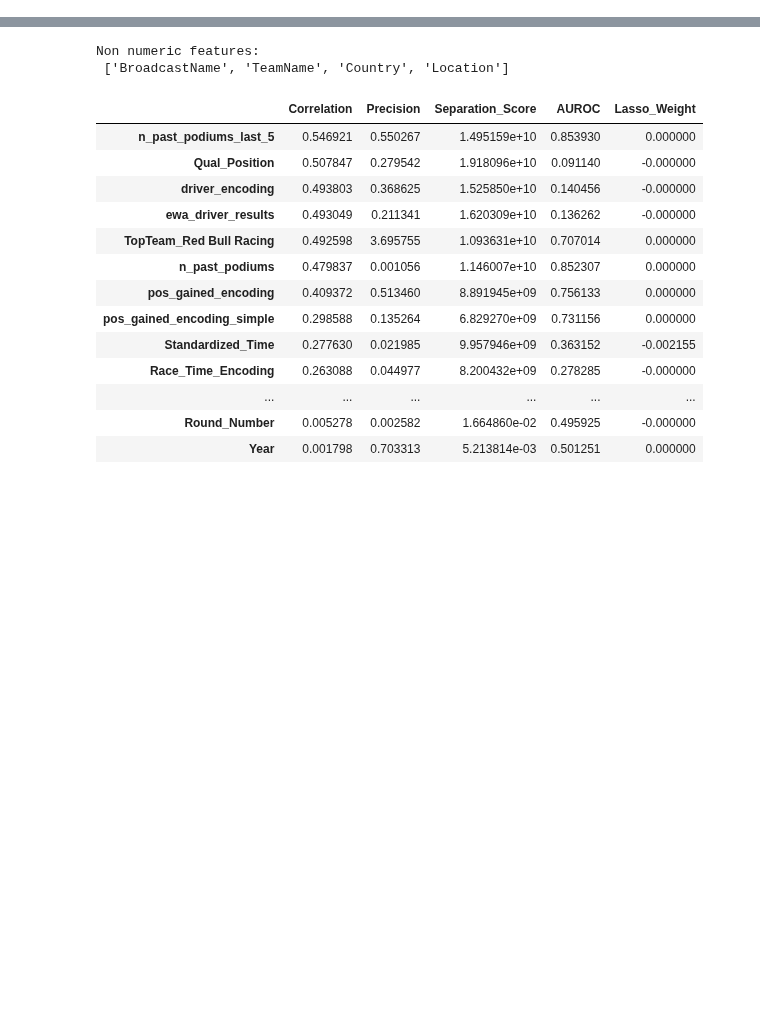
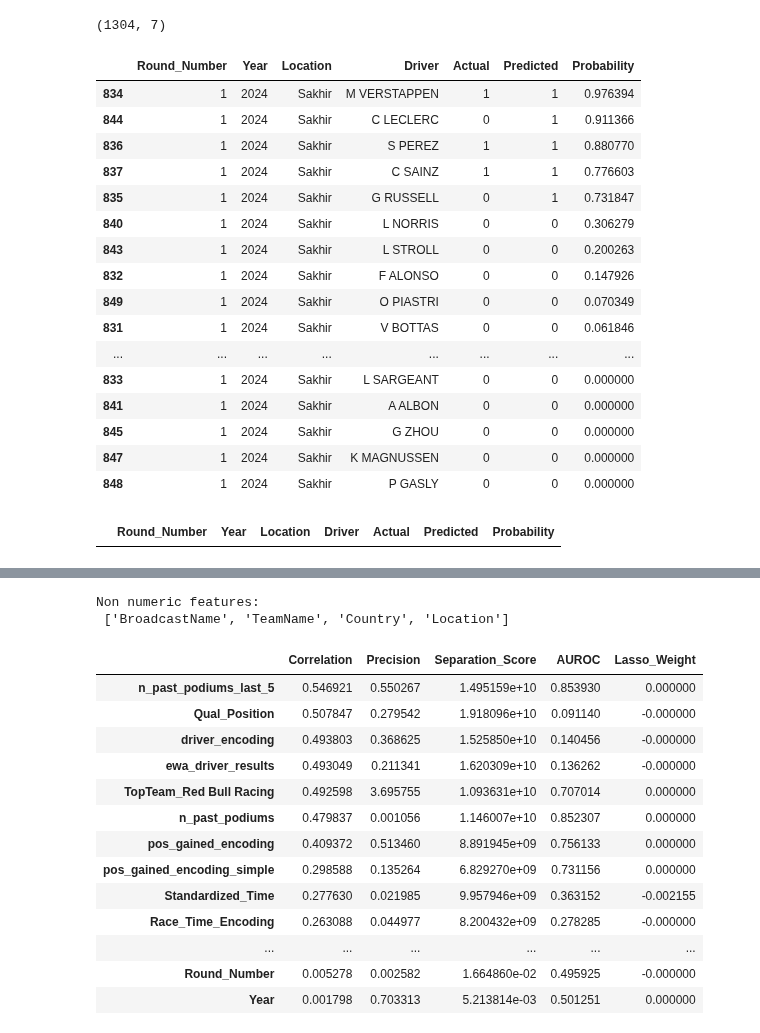
Before and after one commit to rohank36/f1, a Jupyter notebook: experiment.ipynb, the cells around one changed output, grey strips where cells are left out. Drawn from its saved outputs; the diff is of its cells as text; code cells hidden in the pictures; blank space fills up the shorter version.

Commit message:
New Data + ModelEval started + New Race Prediction Tested

```diff
--- a/experiment.ipynb
+++ b/experiment.ipynb
@@ -42,0 +8,27 @@ Index(['DriverNumber', 'BroadcastName', 'TeamName', 'Round_Number', 'Country',
+# %%
+dataset = Dataset_v1("data/train_data_new.csv","data/test_data_new.csv",False)
+dataset.build_features_into_dataset()
+
+features_for_training = [
+    #"n_past_podiums_last_5",
+    "Qual_Position",
+    #"ewa_driver_results",
+    "driver_encoding",
+    "Race_Time_Encoding",
+    "Qual_Q3_Time_Normal",
+    #"pos_gained_encoding_simple",
+    #"n_past_podiums",
+    #"pos_gained_encoding",
+    #"TopTeam_Red Bull Racing",
+    #"TopTeam_Ferrari",
+    #"TopTeam_McLaren",
+    #"Sprint_Race_Position",
+    #"Sprint_Qual_Position",
+    #"TopTeam_Mercedes"
+]
+
+dataset.set_features_for_training(features_for_training)
+
+model = Model_v1(dataset,"RF_trn",False)
+model.train()
+print(model.get_feature_importance())
@@ -43,3 +53,34 @@ Index(['DriverNumber', 'BroadcastName', 'TeamName', 'Round_Number', 'Country',
+# %%
+model_eval = ModelEval(model,dataset)
+model_eval_df = model_eval.get_df()
+# %%
+model_eval_df.shape
+# %% [output]
+(1304, 7)
+# %%
+model_eval_df.loc[(model_eval_df["Year"]==2024) & (model_eval_df["Round_Number"]==1),:]
+# %% [output]
+|  | Round_Number | Year | Location | Driver | Actual | Predicted | Probability |
+| 834 | 1 | 2024 | Sakhir | M VERSTAPPEN | 1 | 1 | 0.976394 |
+| 844 | 1 | 2024 | Sakhir | C LECLERC | 0 | 1 | 0.911366 |
+| 836 | 1 | 2024 | Sakhir | S PEREZ | 1 | 1 | 0.880770 |
+| 837 | 1 | 2024 | Sakhir | C SAINZ | 1 | 1 | 0.776603 |
+| 835 | 1 | 2024 | Sakhir | G RUSSELL | 0 | 1 | 0.731847 |
+| 840 | 1 | 2024 | Sakhir | L NORRIS | 0 | 0 | 0.306279 |
+| 843 | 1 | 2024 | Sakhir | L STROLL | 0 | 0 | 0.200263 |
+| 832 | 1 | 2024 | Sakhir | F ALONSO | 0 | 0 | 0.147926 |
+| 849 | 1 | 2024 | Sakhir | O PIASTRI | 0 | 0 | 0.070349 |
+| 831 | 1 | 2024 | Sakhir | V BOTTAS | 0 | 0 | 0.061846 |
+| ... | ... | ... | ... | ... | ... | ... | ... |
+| 833 | 1 | 2024 | Sakhir | L SARGEANT | 0 | 0 | 0.000000 |
+| 841 | 1 | 2024 | Sakhir | A ALBON | 0 | 0 | 0.000000 |
+| 845 | 1 | 2024 | Sakhir | G ZHOU | 0 | 0 | 0.000000 |
+| 847 | 1 | 2024 | Sakhir | K MAGNUSSEN | 0 | 0 | 0.000000 |
+| 848 | 1 | 2024 | Sakhir | P GASLY | 0 | 0 | 0.000000 |
+# %%
+model_eval_df.loc[(model_eval_df["Year"]==2025) & (model_eval_df["Round_Number"]==1),:]
+# %% [output]
+|  | Round_Number | Year | Location | Driver | Actual | Predicted | Probability |
 # %%
 data[["BroadcastName","Qual_Q3_Time_Normal","Qual_Position","Standardized_Time","Race_Time_Encoding","Race_Position"]].head(20).sort_values(by="Race_Time_Encoding")
 # %% [output]
```
Also changed, not shown: parts of 5 cells of this notebook, 7 other files.
